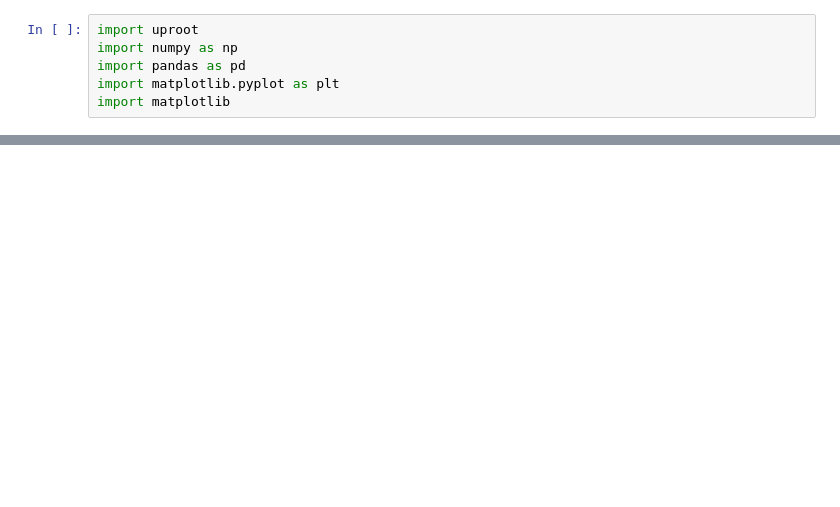
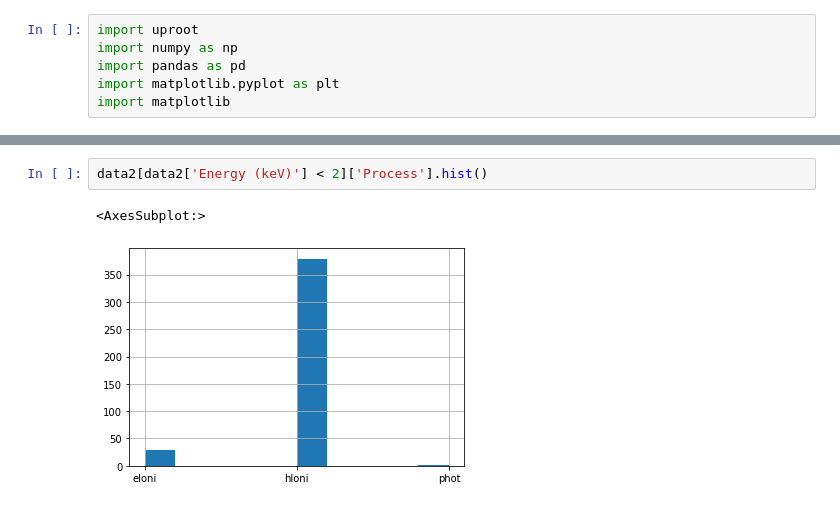
Before and after one commit to ArktisDev/Migdal, a Jupyter notebook: analysis/graphing/Migdal Analysis.ipynb, the cells around one changed output, grey strips where cells are left out. Saved outputs shown, nothing was run; the diff lists cells and outputs as text; blank space fills up the shorter version.

```diff
--- a/analysis/graphing/Migdal Analysis.ipynb
+++ b/analysis/graphing/Migdal Analysis.ipynb
@@ -32,0 +20,5 @@ data[(data['Edep 2 (keV)'] > 2) & (data['Distance (mm)'] < 15) & ~(data['Particl
+# %%
+data2[data2['Energy (keV)'] < 2]['Process'].hist()
+# %% [output]
+<AxesSubplot:>
+[figure, added]
```
Also changed, not shown: parts of 6 cells of this notebook, 9 other files.
